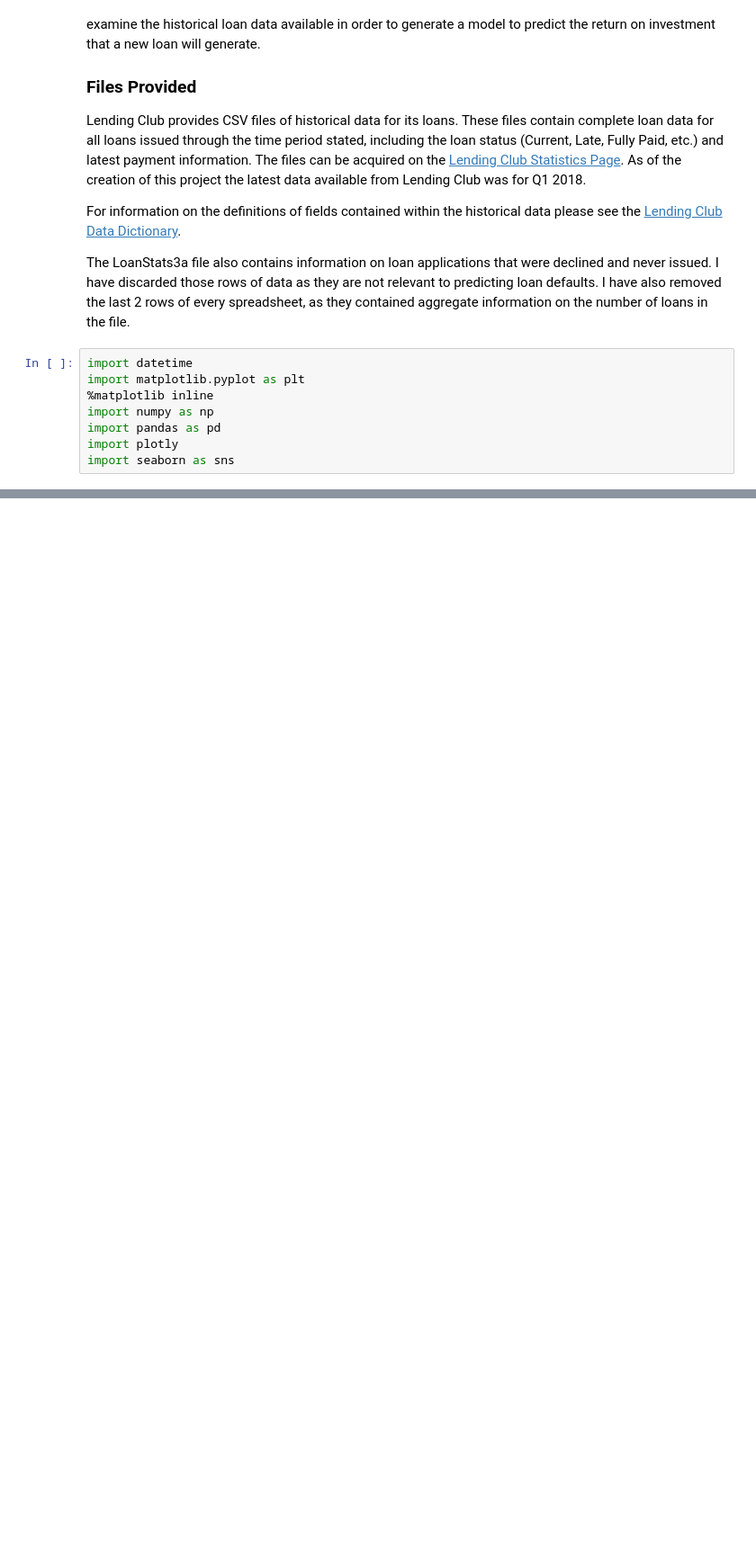
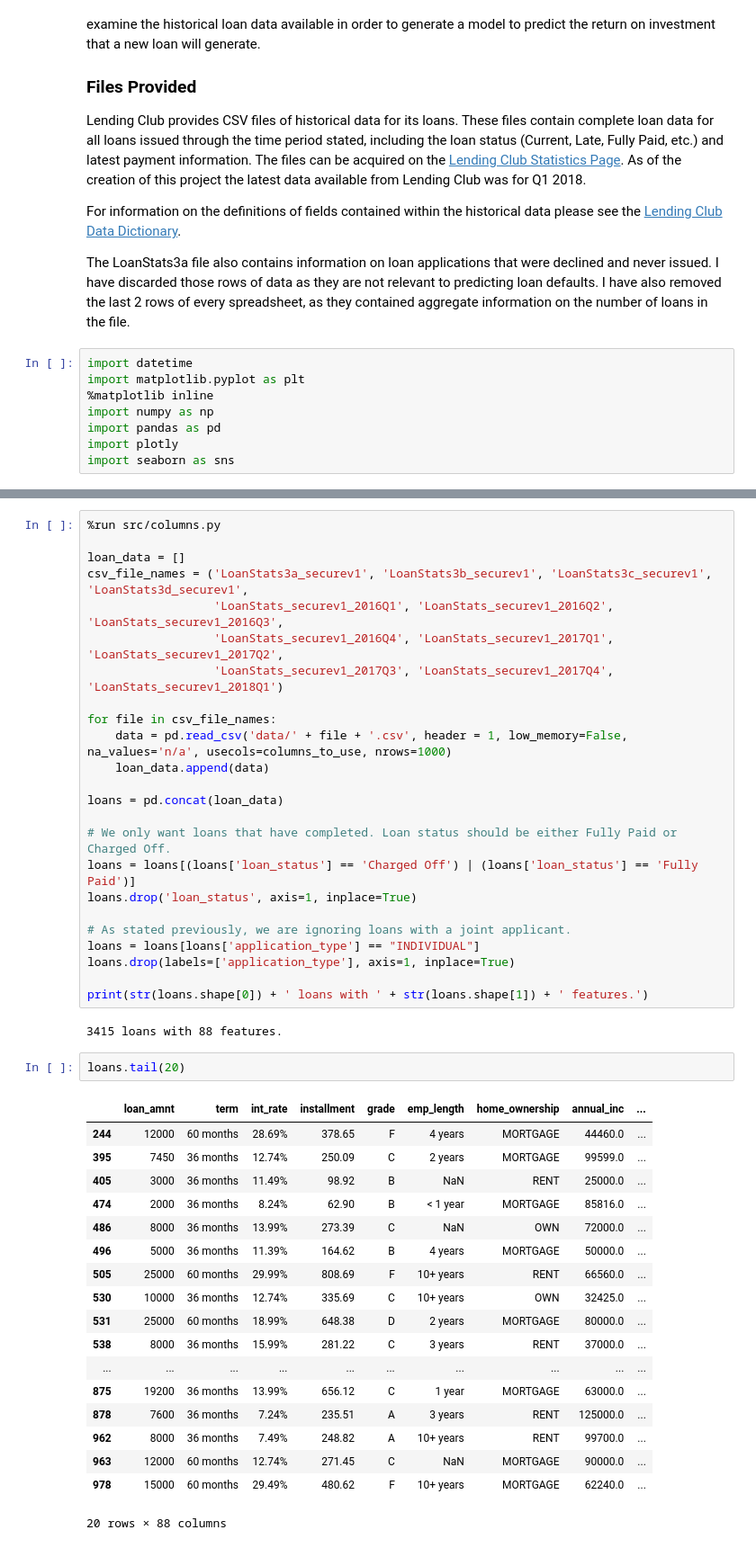
Before and after one commit to Booleans/consumer-loan-investment-strategy-simulator, a Jupyter notebook: loan-analysis.ipynb, the cells around one changed output, grey strips where cells are left out. Shown: that part at 90% size. Cells and saved outputs as stored; diff of their text form; blank space fills up the shorter version.

Commit message:
Created DataFrame in Notebook
Used the notebook to read data into dataframe and view it to understand what cleaning will be necessary.

```diff
--- a/loan-analysis.ipynb
+++ b/loan-analysis.ipynb
@@ -53,2 +53,49 @@ For a complete list of columns ignored please see the [Column_Info.py](Column_In
 
 We only want loans that have either been fully paid or charged off. We cannot calculate the final return on investment of loans that are still current.
+# %%
+%run src/columns.py
+
+loan_data = []
+csv_file_names = ('LoanStats3a_securev1', 'LoanStats3b_securev1', 'LoanStats3c_securev1', 'LoanStats3d_securev1',
+                  'LoanStats_securev1_2016Q1', 'LoanStats_securev1_2016Q2', 'LoanStats_securev1_2016Q3',
+                  'LoanStats_securev1_2016Q4', 'LoanStats_securev1_2017Q1', 'LoanStats_securev1_2017Q2',
+                  'LoanStats_securev1_2017Q3', 'LoanStats_securev1_2017Q4', 'LoanStats_securev1_2018Q1')
+
+for file in csv_file_names:
+    data = pd.read_csv('data/' + file + '.csv', header = 1, low_memory=False, na_values='n/a', usecols=columns_to_use, nrows=1000)
+    loan_data.append(data)
+
+loans = pd.concat(loan_data)
+
+# We only want loans that have completed. Loan status should be either Fully Paid or Charged Off.
+loans = loans[(loans['loan_status'] == 'Charged Off') | (loans['loan_status'] == 'Fully Paid')]
+loans.drop('loan_status', axis=1, inplace=True)
+
+# As stated previously, we are ignoring loans with a joint applicant.
+loans = loans[loans['application_type'] == "INDIVIDUAL"]
+loans.drop(labels=['application_type'], axis=1, inplace=True)
+
+print(str(loans.shape[0]) + ' loans with ' + str(loans.shape[1]) + ' features.')
+# %% [output]
+3415 loans with 88 features.
+# %%
+loans.tail(20)
+# %% [output]
+|  | loan_amnt | term | int_rate | installment | grade | emp_length | home_ownership | annual_inc | ... |
+| 244 | 12000 | 60 months | 28.69% | 378.65 | F | 4 years | MORTGAGE | 44460.0 | ... |
+| 395 | 7450 | 36 months | 12.74% | 250.09 | C | 2 years | MORTGAGE | 99599.0 | ... |
+| 405 | 3000 | 36 months | 11.49% | 98.92 | B | NaN | RENT | 25000.0 | ... |
+| 474 | 2000 | 36 months | 8.24% | 62.90 | B | < 1 year | MORTGAGE | 85816.0 | ... |
+| 486 | 8000 | 36 months | 13.99% | 273.39 | C | NaN | OWN | 72000.0 | ... |
+| 496 | 5000 | 36 months | 11.39% | 164.62 | B | 4 years | MORTGAGE | 50000.0 | ... |
+| 505 | 25000 | 60 months | 29.99% | 808.69 | F | 10+ years | RENT | 66560.0 | ... |
+| 530 | 10000 | 36 months | 12.74% | 335.69 | C | 10+ years | OWN | 32425.0 | ... |
+| 531 | 25000 | 60 months | 18.99% | 648.38 | D | 2 years | MORTGAGE | 80000.0 | ... |
+| 538 | 8000 | 36 months | 15.99% | 281.22 | C | 3 years | RENT | 37000.0 | ... |
+| ... | ... | ... | ... | ... | ... | ... | ... | ... | ... |
+| 875 | 19200 | 36 months | 13.99% | 656.12 | C | 1 year | MORTGAGE | 63000.0 | ... |
+| 878 | 7600 | 36 months | 7.24% | 235.51 | A | 3 years | RENT | 125000.0 | ... |
+| 962 | 8000 | 36 months | 7.49% | 248.82 | A | 10+ years | RENT | 99700.0 | ... |
+| 963 | 12000 | 60 months | 12.74% | 271.45 | C | NaN | MORTGAGE | 90000.0 | ... |
+| 978 | 15000 | 60 months | 29.49% | 480.62 | F | 10+ years | MORTGAGE | 62240.0 | ... |
+20 rows × 88 columns
```
Also changed, not shown: parts of 4 cells of this notebook.
